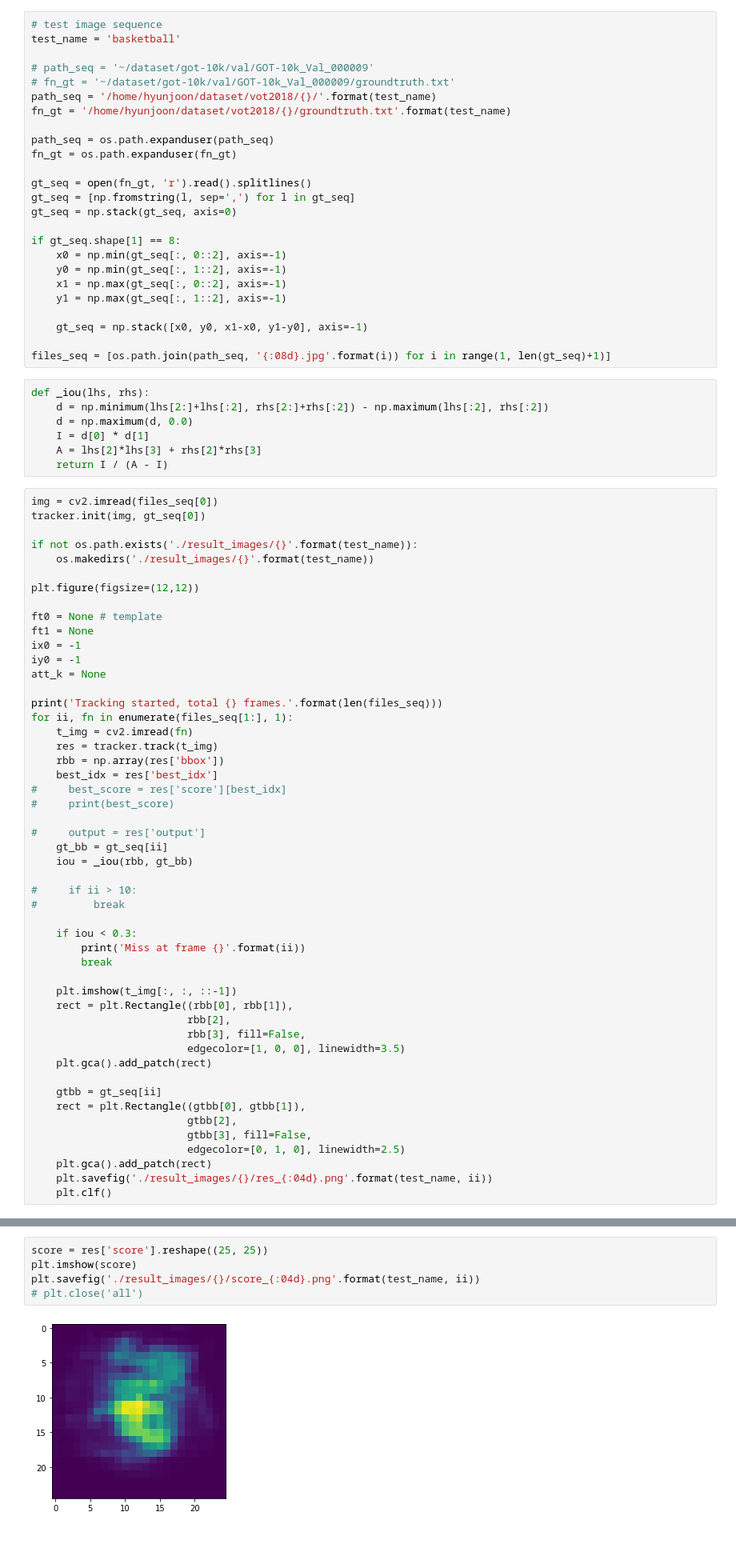
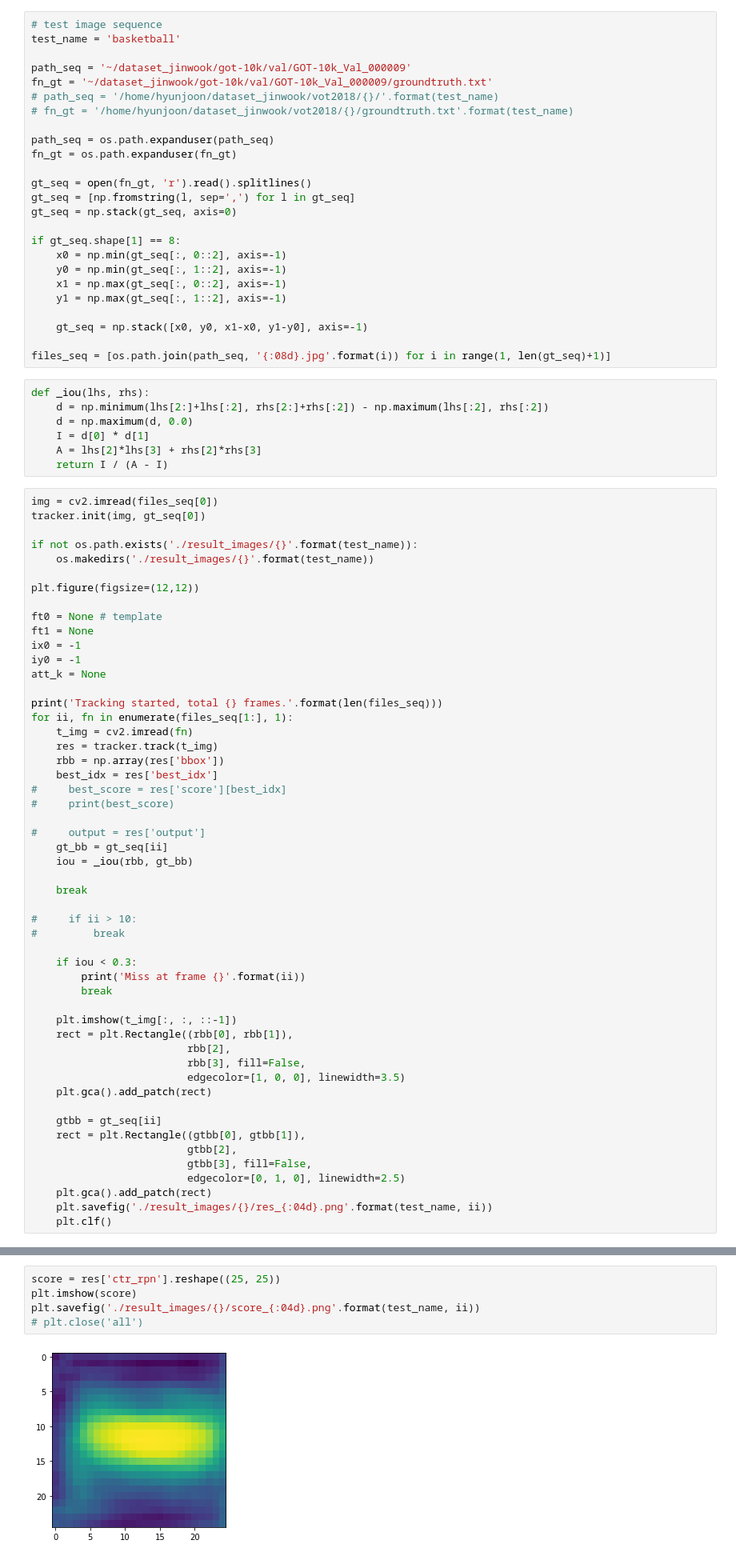
Before and after one commit to eldercrow/tracking-pytorch, a Jupyter notebook: notebook/predict.ipynb, the cells around one changed output, grey strips where cells are left out. Shown at 80% size. Saved outputs shown, nothing was run; the diff lists cells and outputs as text.

```diff
--- a/notebook/predict.ipynb
+++ b/notebook/predict.ipynb
@@ -40,10 +40,10 @@ tracker = build_tracker(model)
 # test image sequence
 test_name = 'basketball'
 
-# path_seq = '~/dataset/got-10k/val/GOT-10k_Val_000009'
-# fn_gt = '~/dataset/got-10k/val/GOT-10k_Val_000009/groundtruth.txt'
-path_seq = '/home/hyunjoon/dataset/vot2018/{}/'.format(test_name)
-fn_gt = '/home/hyunjoon/dataset/vot2018/{}/groundtruth.txt'.format(test_name)
+path_seq = '~/dataset_jinwook/got-10k/val/GOT-10k_Val_000009'
+fn_gt = '~/dataset_jinwook/got-10k/val/GOT-10k_Val_000009/groundtruth.txt'
+# path_seq = '/home/hyunjoon/dataset_jinwook/vot2018/{}/'.format(test_name)
+# fn_gt = '/home/hyunjoon/dataset_jinwook/vot2018/{}/groundtruth.txt'.format(test_name)
 
 path_seq = os.path.expanduser(path_seq)
 fn_gt = os.path.expanduser(fn_gt)
@@ -96,6 +96,8 @@ for ii, fn in enumerate(files_seq[1:], 1):
     gt_bb = gt_seq[ii]
     iou = _iou(rbb, gt_bb)
 
+    break
+
 #     if ii > 10:
 #         break
 
@@ -143,7 +159,7 @@ plt.gca().add_patch(rect)
 # %%
-score = res['score'].reshape((25, 25))
+score = res['ctr_rpn'].reshape((25, 25))
 plt.imshow(score)
 plt.savefig('./result_images/{}/score_{:04d}.png'.format(test_name, ii))
 # plt.close('all')
 # %% [output]
-[figure, old version]
+[figure, new version]
```
Also changed, not shown: parts of 4 cells of this notebook, 11 other files.
